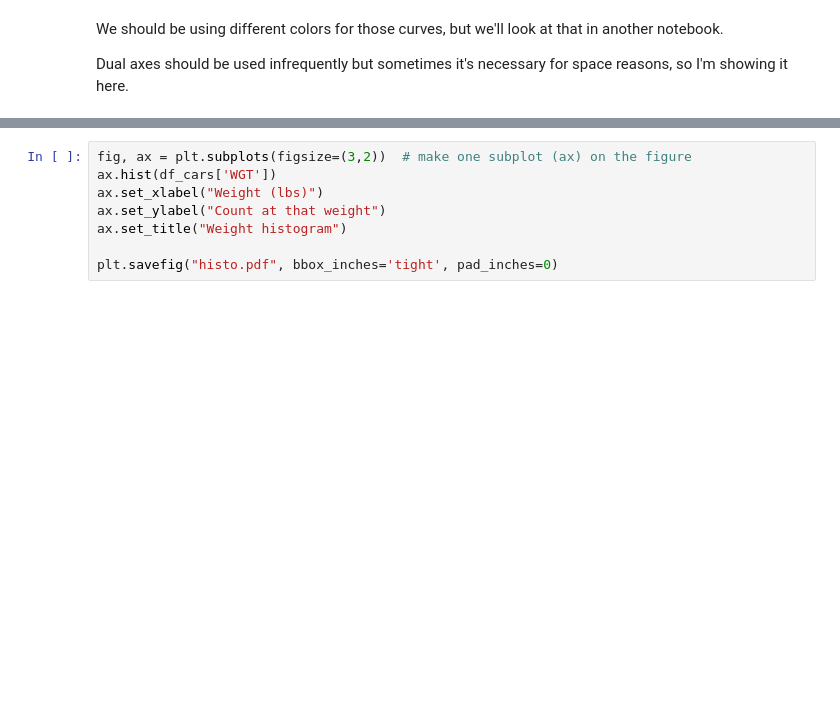
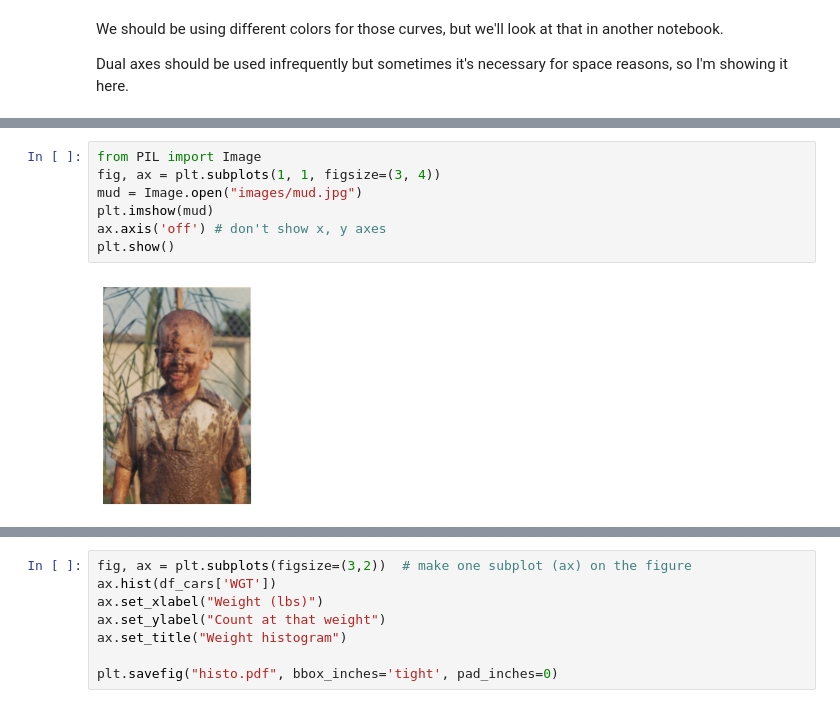
Before and after one commit to parrt/msds593, a Jupyter notebook: notebooks/matplotlib-cookbook.ipynb, the cells around one changed output, grey strips where cells are left out. Saved outputs shown, nothing was run; the diff lists cells and outputs as text; blank space fills up the shorter version.

```diff
--- a/notebooks/matplotlib-cookbook.ipynb
+++ b/notebooks/matplotlib-cookbook.ipynb
@@ -227,0 +234,9 @@ Dual axes should be used infrequently but sometimes it's necessary for space rea
+# %%
+from PIL import Image
+fig, ax = plt.subplots(1, 1, figsize=(3, 4))
+mud = Image.open("images/mud.jpg")
+plt.imshow(mud)
+ax.axis('off') # don't show x, y axes
+plt.show()
+# %% [output]
+[figure, added]
```
Also changed, not shown: parts of 13 cells of this notebook, 5 other files.
